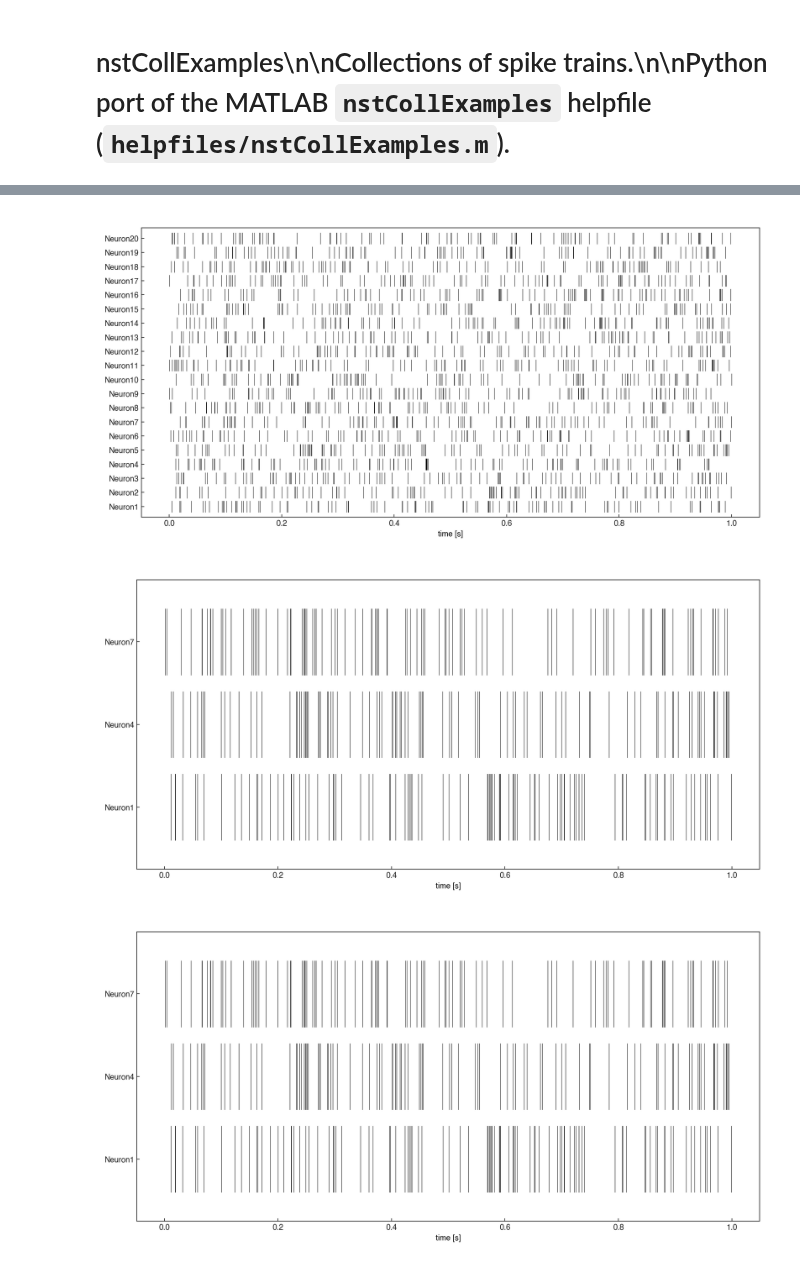
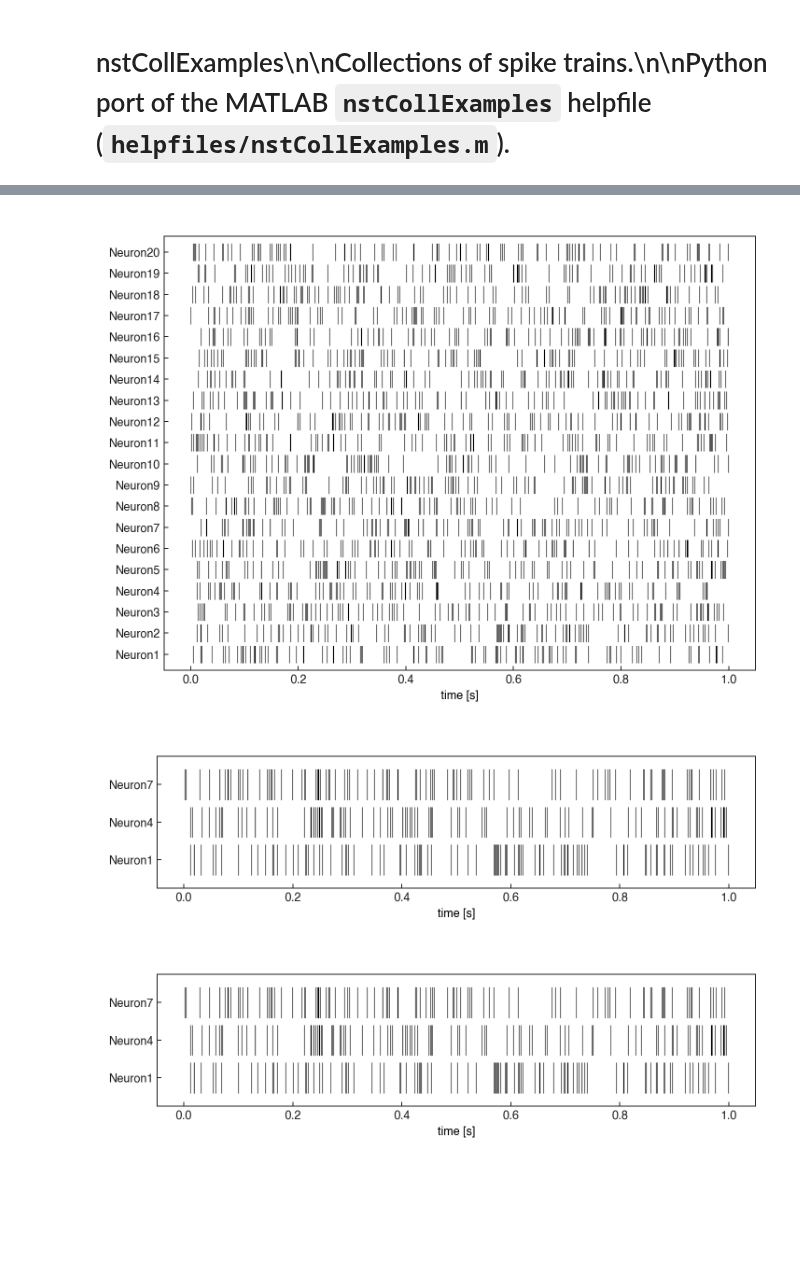
Before and after one commit to cajigaslab/nSTAT-python, a Jupyter notebook: notebooks/nstCollExamples.ipynb, the cells around one changed output, grey strips where cells are left out. Cells and saved outputs as stored; diff of their text form; code cells hidden in the pictures; blank space fills up the shorter version.

```diff
--- a/notebooks/nstCollExamples.ipynb
+++ b/notebooks/nstCollExamples.ipynb
@@ -34,7 +34,10 @@ for i in range(20):
 spikeColl = nstColl(trains)
 
 def _style_full_raster(fig):
-    fig.set_size_inches(12.0, 6.0)
+    # MATLAB renders the raster in a default ~4:3 figure where all 20
+    # rows are densely packed. Match the aspect so spike tick marks fill
+    # most of each row instead of leaving large vertical gaps.
+    fig.set_size_inches(8.0, 6.0)
     fig.suptitle("")
     for _ax in fig.axes:
         _ax.set_title("")
@@ -44,7 +47,12 @@ def _style_full_raster(fig):
         _ax.set_yticklabels([f"Neuron{i}" for i in range(1, 21)], fontstyle="italic")
 
 def _style_masked_raster(fig, labels):
-    fig.set_size_inches(12.0, 6.0)
+    # Shrink figure height proportional to the number of visible trains so
+    # per-row height roughly matches the full 20-train raster; otherwise
+    # 3 masked rows over 6.0" leaves huge vertical whitespace.
+    _n = max(len(labels), 1)
+    _height = max(2.0, min(6.0, 0.30 * _n + 1.5))
+    fig.set_size_inches(8.0, _height)
     fig.suptitle("")
     for _ax in fig.axes:
         _ax.set_title("")
@@ -80,34 +88,34 @@ _style_masked_raster(__tracker._active_fig, _mask_labels)
 # MATLAB: subplot(3,1,1)=n1.plot; subplot(3,1,2)=n1.getSigRep.plot;
 #         subplot(3,1,3)=n1.getSigRep(.001,0,1).plot  (delta_t = 1ms).
 # nspikeTrain.getSigRep(binwidth, minTime, maxTime) takes binwidth in seconds.
 n1 = spikeColl.getNST(0)
 _fig5 = __tracker.new_figure("first train: raster / sigRep / fine sigRep")
 # Drop the FigureTracker placeholder axis (and any suptitle) so they don't
 # bleed through behind the subplot titles.
 for _ax in list(_fig5.axes):
     _ax.remove()
 _fig5.suptitle("")
 _fig5.set_size_inches(8.0, 6.0)
 _ax_a = _fig5.add_subplot(3, 1, 1)
 n1.plot(handle=_ax_a)
 _ax_a.set_title("n1 raster")
 _ax_a.set_xlabel("time [s]", fontstyle="italic")
 _ax_a.set_ylabel("Neuron1", fontstyle="italic")
 _ax_b = _fig5.add_subplot(3, 1, 2)
 n1.getSigRep().plot(handle=_ax_b)
 _ax_b.set_title("n1 signal rep")
 _ax_b.set_xlabel("time [s]", fontstyle="italic")
 _ax_b.set_ylabel("Neuron1", fontstyle="italic")
 _ax_c = _fig5.add_subplot(3, 1, 3)
 n1.getSigRep(0.001, 0, 1).plot(handle=_ax_c)
 _ax_c.set_title("n1 fine signal rep")
 _ax_c.set_xlabel("time [s]", fontstyle="italic")
 _ax_c.set_ylabel("Neuron1", fontstyle="italic")
 _fig5.tight_layout()
 _fig5.suptitle("")
 __tracker.finalize()
 # %% [output]
-[figure, old version]
+[figure, new version]
-[figure, old version]
+[figure, new version]
-[figure, old version]
+[figure, new version]
 [figure]
```
Also changed, not shown: parts of 1 cell of this notebook, 47 other files.
